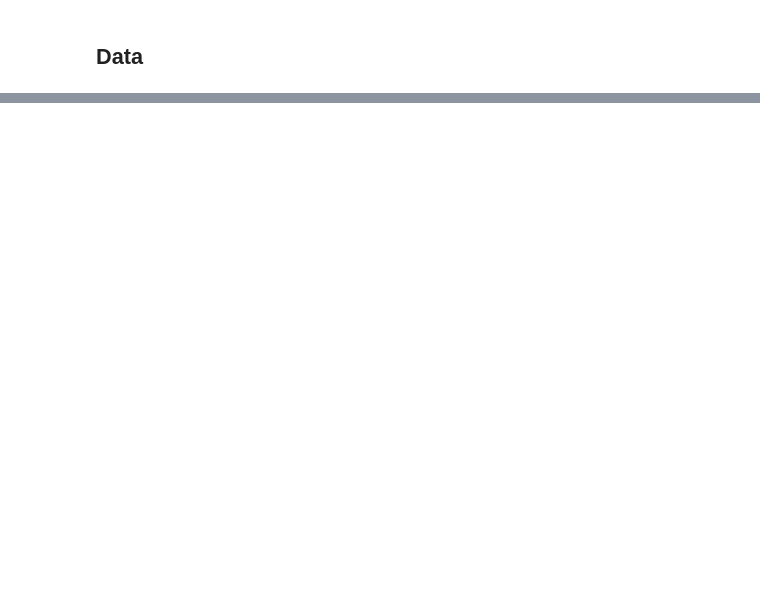
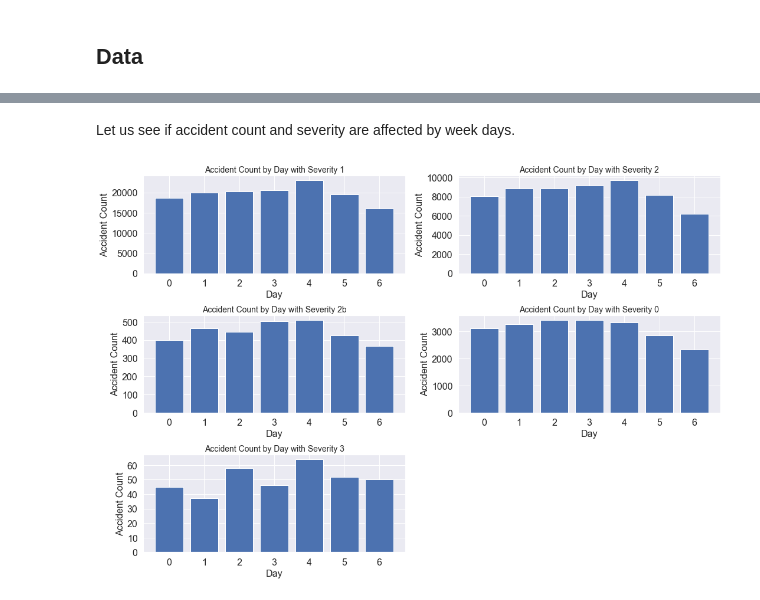
Before and after one commit to IbraM1993/Coursera_Capstone, a Jupyter notebook: Capstone Project_ Car Accident Severity.ipynb, the cells around one changed output, grey strips where cells are left out. Drawn from its saved outputs; the diff is of its cells as text; code cells hidden in the pictures; blank space fills up the shorter version.

Commit message:
Capstone Notebook (Week 2)

```diff
--- a/Capstone Project_ Car Accident Severity.ipynb
+++ b/Capstone Project_ Car Accident Severity.ipynb
@@ -28,0 +192,21 @@ However, a description for the provided dataset was not found. Hence, it might b
+# %% [markdown]
+Let us see if accident count and severity are affected by week days.
+# %%
+data['DAYOFWEEK'] = data["TIME"].dt.dayofweek
+
+fig, axes = plt.subplots(3,2,figsize=(15,10))
+i = 0
+for s in data["SEVERITYCODE"].unique():
+    i = i + 1
+    plt.subplot(3,2,i)
+    plt.hist(data.loc[data["SEVERITYCODE"] == s]['DAYOFWEEK'], bins=[j for j in range(0, 8)], align='left', rwidth=0.8)
+    plt.title("Accident Count by Day with Severity " + str(s), fontsize=14)
+    plt.xlabel("Day", fontsize=16)
+    plt.ylabel("Accident Count", fontsize=16)
+    plt.xticks(fontsize=16)
+    plt.yticks(fontsize=16)
+plt.tight_layout()
+axes[2,1].remove()
+plt.show()
+# %% [output]
+[figure, added]
```
Also changed, not shown: parts of 138 cells of this notebook.
